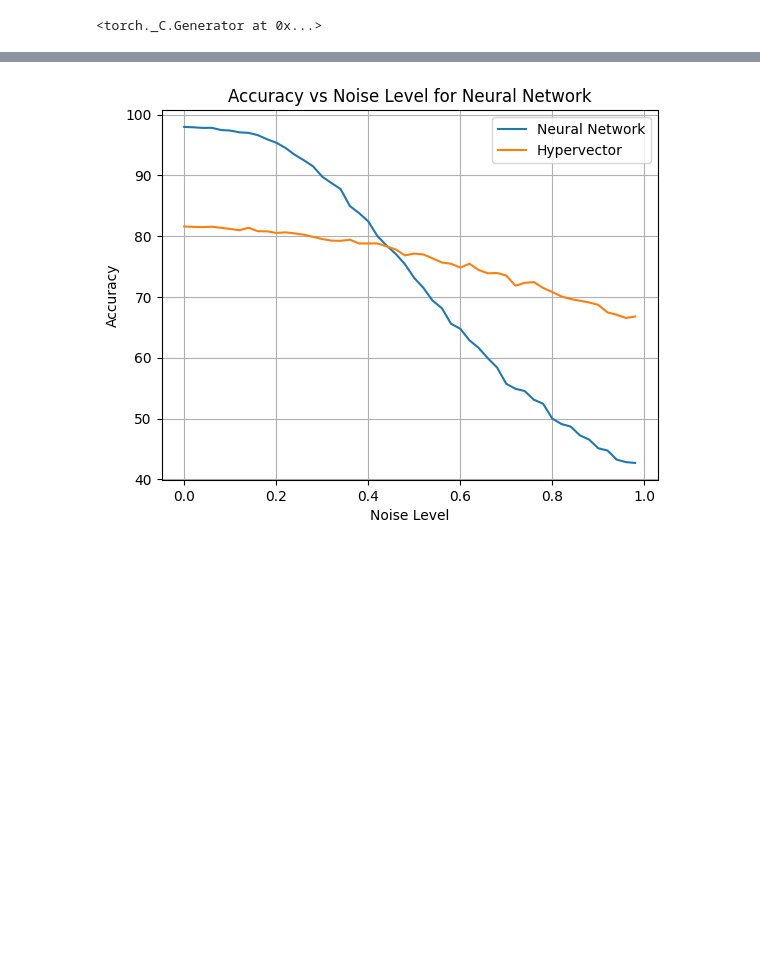
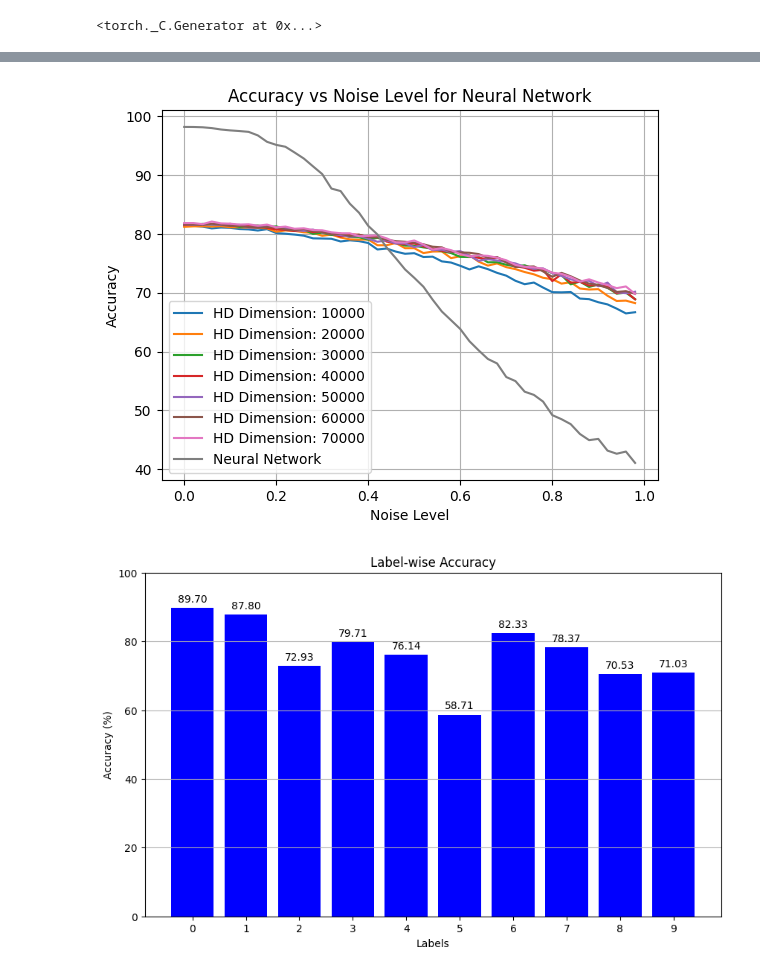
Before and after one commit to christokt/hd_mnist, a Jupyter notebook: hd_mnist.ipynb, the cells around one changed output, grey strips where cells are left out. Drawn from its saved outputs; the diff is of its cells as text; code cells hidden in the pictures; blank space fills up the shorter version.

```diff
--- a/hd_mnist.ipynb
+++ b/hd_mnist.ipynb
@@ -317,10 +354,31 @@ plt.show()
 # %%
+for hd_dim in hd_history:
+    plt.plot(noise_levels, hd_history[hd_dim])
 plt.plot(noise_levels, accuracies_net)
-plt.plot(noise_levels, accuracies_hd)
-plt.legend(["Neural Network", "Hypervector"])
+plt.legend(["HD Dimension: 10000", "HD Dimension: 20000", "HD Dimension: 30000", "HD Dimension: 40000", "HD Dimension: 50000", "HD Dimension: 60000", "HD Dimension: 70000", "Neural Network"])
 plt.xlabel("Noise Level")
 plt.ylabel("Accuracy")
 plt.title("Accuracy vs Noise Level for Neural Network")
 plt.grid()
 # %% [output]
-[figure, old version]
+[figure, new version]
+# %%
+labels = list(label_accuracies.keys())
+accuracies = list(label_accuracies.values())
+
+plt.figure(figsize=(10, 6))
+plt.bar(labels, accuracies, color='blue')
+plt.xlabel('Labels')
+plt.ylabel('Accuracy (%)')
+plt.title('Label-wise Accuracy')
+plt.xticks(labels)
+plt.ylim([0, 100])  # Assuming accuracies are in percentages
+plt.grid(True, axis='y')
+
+# Annotate the bars with the actual percentages
+for i, v in enumerate(accuracies):
+    plt.text(i, v + 1, f"{v:.2f}", ha='center', va='bottom')
+
+plt.show()
+# %% [output]
+[figure, added]
```
Also changed, not shown: parts of 21 cells of this notebook.
